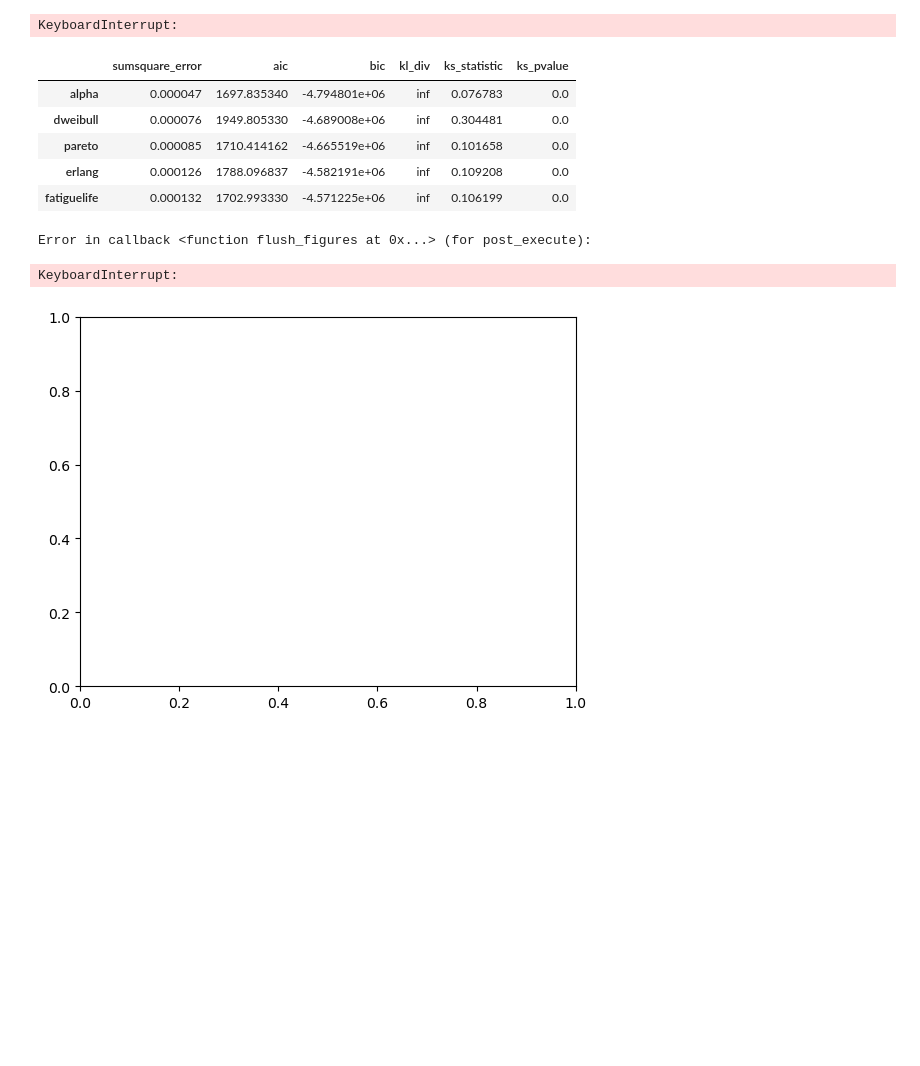
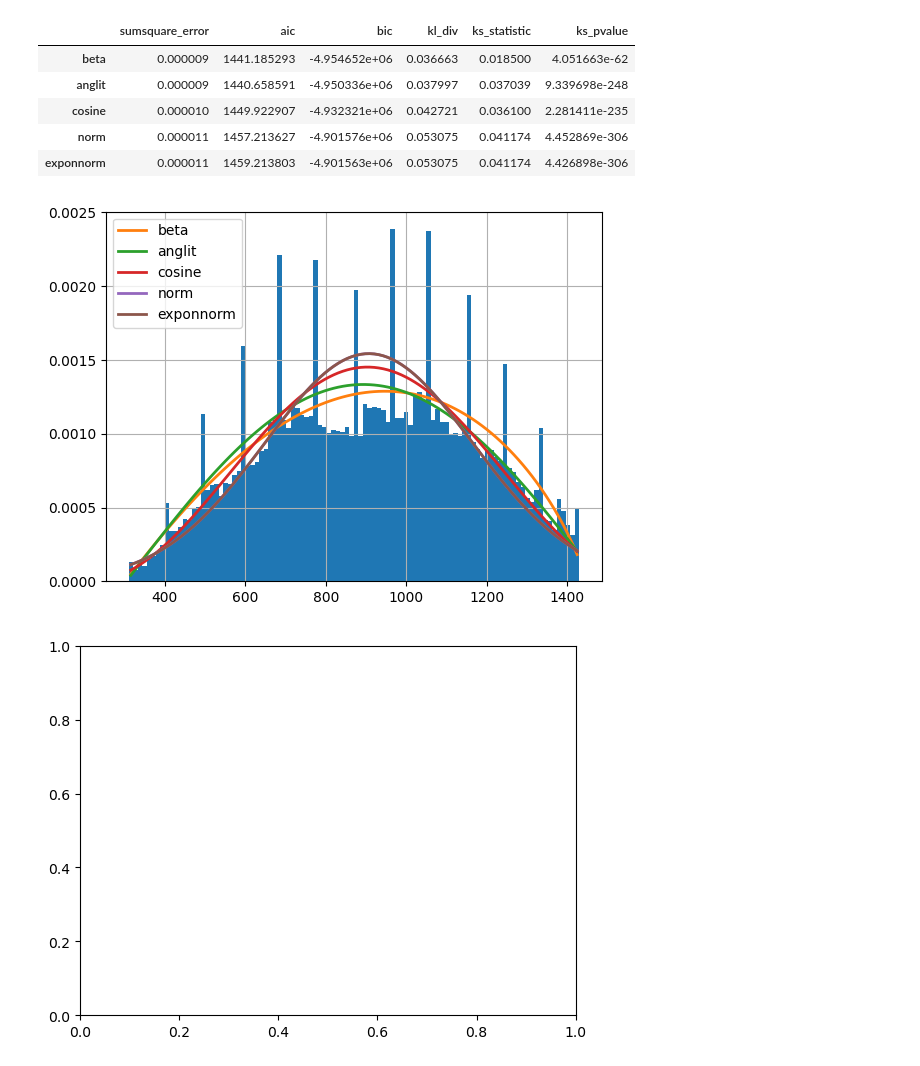
Before and after one commit to shanks847/EV-Grid-Integration-Study, a Jupyter notebook: notebooks/distribution_fitting_scipy_experiments.ipynb, the cells around one changed output. Cells and saved outputs as stored; diff of their text form; code cells hidden in the pictures; blank space fills up the shorter version.

```diff
--- a/notebooks/distribution_fitting_scipy_experiments.ipynb
+++ b/notebooks/distribution_fitting_scipy_experiments.ipynb
@@ -3,12 +3,14 @@ import pandas as pd
 import fitter
 
 
-l1_start_times = pd.read_csv('../data/L1_start_times.csv')
-l2_start_times = pd.read_csv('../data/L2_start_times.csv')
-l1_durations = pd.read_csv('../data/l1_durations_xformed.csv')
-l2_durations = pd.read_csv('../data/l2_durations_xformed.csv')
+# l1_start_times = pd.read_csv('../data/L1_start_times.csv')
+# l2_start_times = pd.read_csv('../data/L2_start_times.csv')
+# l1_durations = pd.read_csv('../data/l1_durations_xformed.csv')
+# l2_durations = pd.read_csv('../data/l2_durations_xformed.csv')
+
+l1_st_truns = pd.read_csv('../data/lev1_start_times_trunc.csv')
 # %%
-f = fitter.Fitter(l1_durations,bins=60)
+f = fitter.Fitter(l1_st_truns)
 f.fit()
 # may take some time since by default, all distributions are tried
 # but you call manually provide a smaller set of distributions
@@ -33,14 +28,9 @@ WARNING:root:SKIPPED gompertz distribution (taking more than 30 seconds)
-KeyboardInterrupt:
+|  | sumsquare_error | aic | bic | kl_div | ks_statistic | ks_pvalue |
+| beta | 0.000009 | 1441.185293 | -4.954652e+06 | 0.036663 | 0.018500 | 4.051663e-62 |
+| anglit | 0.000009 | 1440.658591 | -4.950336e+06 | 0.037997 | 0.037039 | 9.339698e-248 |
+| cosine | 0.000010 | 1449.922907 | -4.932321e+06 | 0.042721 | 0.036100 | 2.281411e-235 |
+| norm | 0.000011 | 1457.213627 | -4.901576e+06 | 0.053075 | 0.041174 | 4.452869e-306 |
+| exponnorm | 0.000011 | 1459.213803 | -4.901563e+06 | 0.053075 | 0.041174 | 4.426898e-306 |
+[figure, added]
-# %%
-f.summary()
-# %% [output]
-|  | sumsquare_error | aic | bic | kl_div | ks_statistic | ks_pvalue |
-| alpha | 0.000047 | 1697.835340 | -4.794801e+06 | inf | 0.076783 | 0.0 |
-| dweibull | 0.000076 | 1949.805330 | -4.689008e+06 | inf | 0.304481 | 0.0 |
-| pareto | 0.000085 | 1710.414162 | -4.665519e+06 | inf | 0.101658 | 0.0 |
-| erlang | 0.000126 | 1788.096837 | -4.582191e+06 | inf | 0.109208 | 0.0 |
-| fatiguelife | 0.000132 | 1702.993330 | -4.571225e+06 | inf | 0.106199 | 0.0 |
-Error in callback <function flush_figures at 0x...> (for post_execute):
-KeyboardInterrupt:
 # %%
 import scipy.stats as stats
```
Also changed, not shown: parts of 3 cells of this notebook, 15 other files.
